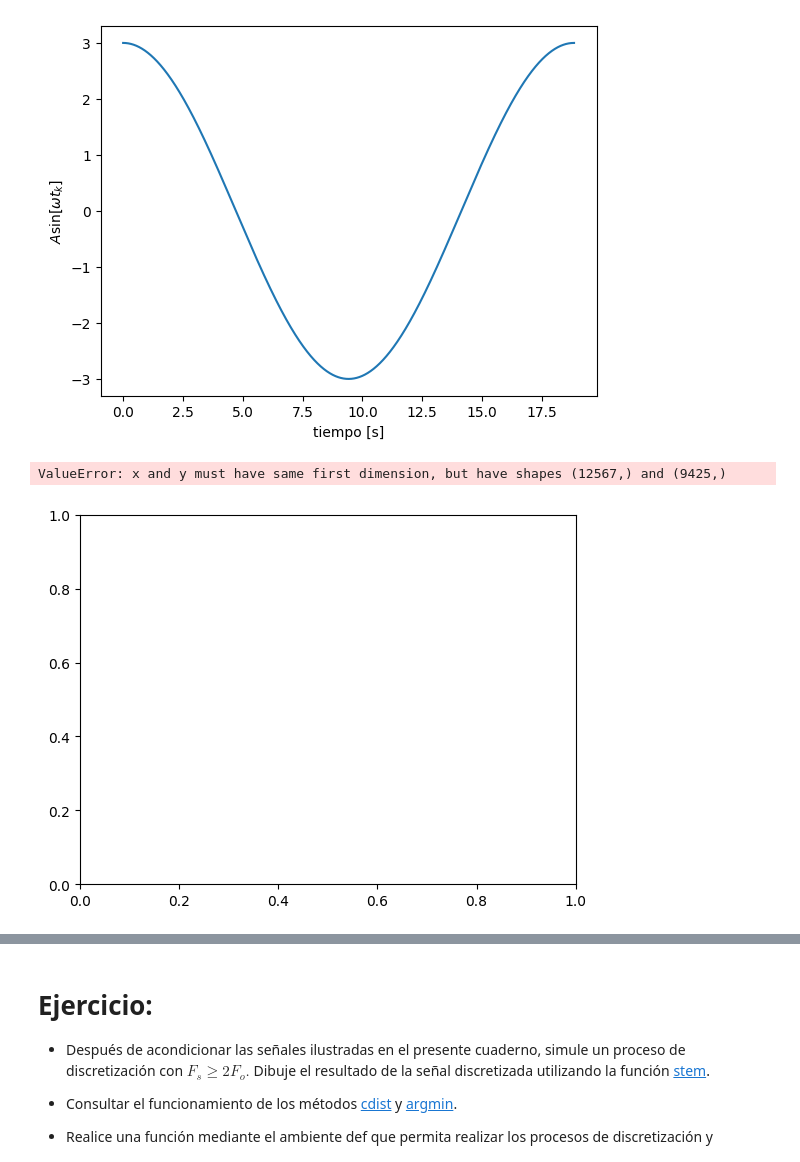
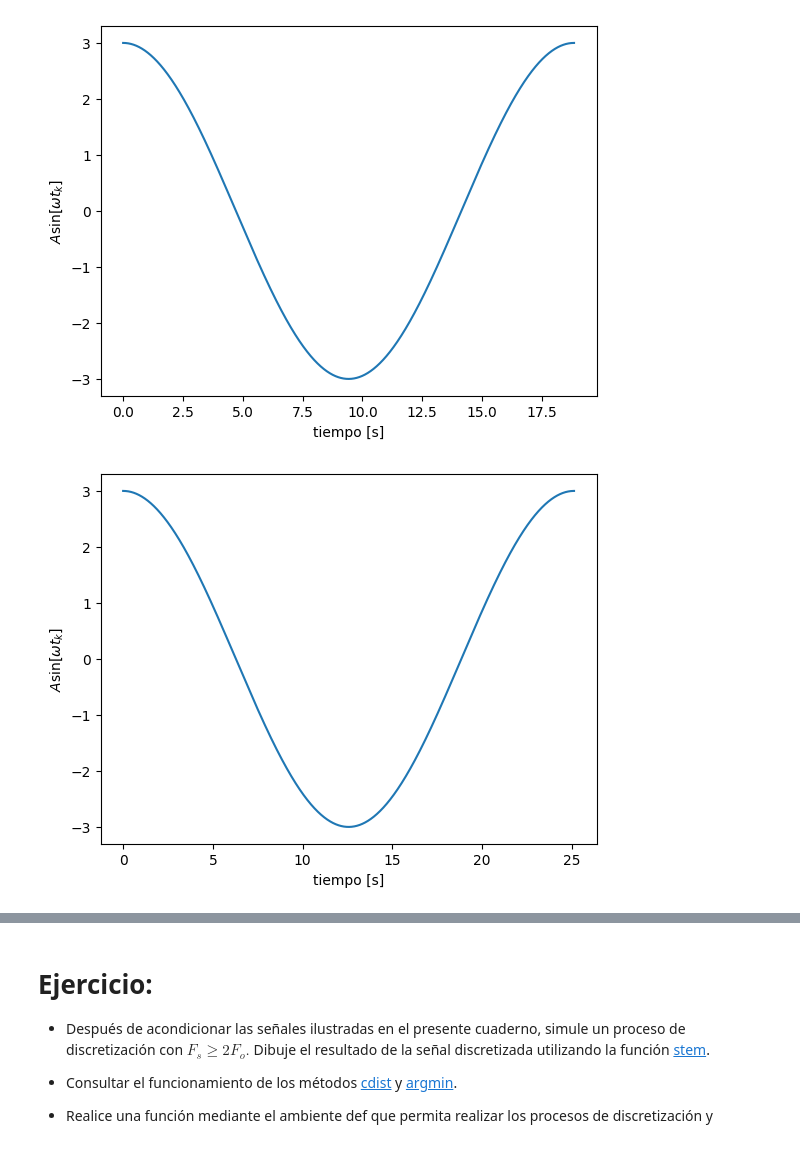
Before and after one commit to RafaelTorresCH/4100901-Final-Exam-2024-1, a Jupyter notebook: INTROdigitales.ipynb, the cells around one changed output, grey strips where cells are left out. Drawn from its saved outputs; the diff is of its cells as text; code cells hidden in the pictures.

```diff
--- a/INTROdigitales.ipynb
+++ b/INTROdigitales.ipynb
@@ -348,23 +348,22 @@ plt.show()
 # %%
 #para el nuevo coseno 2
 K = 200 # número de muestras
 T_2 = 8*np.pi # periodo función cos
 A = 3 # amplitud
 ti = 0 #tiempo inicial
 tf = T_2 #tiempo final
 fs = 500 # frecuencia muestreo
 Ts = 1/fs # periodo muestreo
 w2 = (2*np.pi)/(T_2) # frecuecia angular
 tv2 = np.arange(ti,tf, Ts) #vector de datos en tiempo
-xv2 = A * np.cos(w2*tv) #vector de amplitud
+xv2 = A * np.cos(w2*tv2) #vector de amplitud
 
 plt.plot(tv2,xv2)
 plt.xlabel('tiempo [s]')
 plt.ylabel('$A\sin[\omega t_k]$')
 plt.show()
 # %% [output]
-ValueError: x and y must have same first dimension, but have shapes (12567,) and (9425,)
-[figure, old version]
+[figure, new version]
 # %%
 import numpy as np
 import matplotlib.pyplot as plt
```
Also changed, not shown: parts of 5 cells of this notebook.
